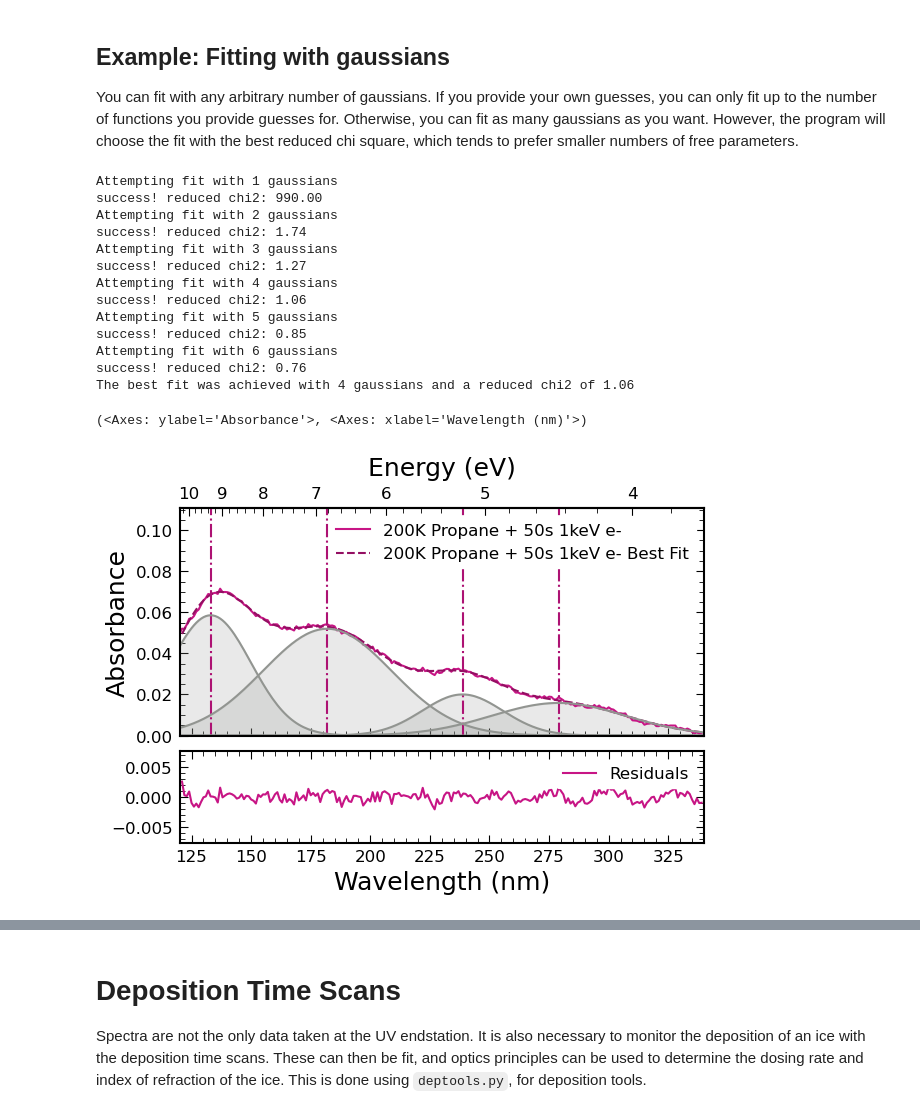
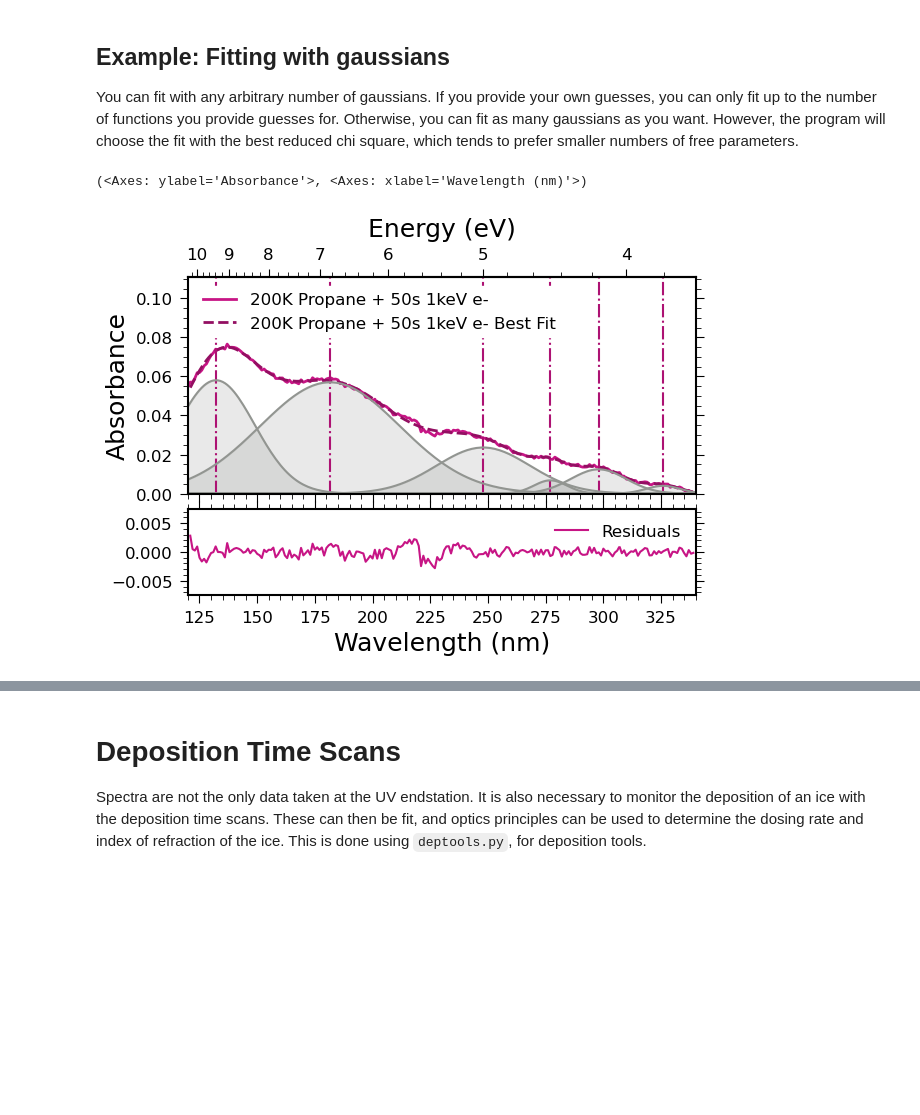
Before and after one commit to cassidy-andrew/AU-UV_ices, a Jupyter notebook: README.ipynb, the cells around one changed output, grey strips where cells are left out. Cells and saved outputs as stored; diff of their text form; code cells hidden in the pictures; blank space fills up the shorter version.

```diff
--- a/README.ipynb
+++ b/README.ipynb
@@ -286,7 +341,7 @@ def build_spectra(path, bkgd_short1, bkgd_short2, bkgd_long1, bkgd_long2,
     spec2.change_offset(0.0)
     spec2.average_scans()
 
-    stiched = spectools.StitchedSpectrum(spec1, spec2)
+    stiched = spectools.StitchedSpectrum([spec1, spec2])
     if name:
         stiched.change_name(name)
     return stiched
@@ -314,49 +369,36 @@ spec.change_offset(-1*spec.data['absorbance'][i-1])
 # %%
 guesses = [{'lower':0, 'guess':4, 'upper':5},   # amplitude
            {'lower':0, 'guess':135, 'upper':340},   # center
            {'lower':0, 'guess':20, 'upper':340},   # standard deviation
 
            {'lower':0, 'guess':3, 'upper':5},   # amplitude
            {'lower':0, 'guess':185, 'upper':340},   # center
            {'lower':0, 'guess':20, 'upper':340},   # standard deviation
 
            {'lower':0, 'guess':2, 'upper':5},   # amplitude
            {'lower':225, 'guess':240, 'upper':250},   # center
            {'lower':0, 'guess':20, 'upper':340},   # standard deviation
 
            {'lower':0, 'guess':0.4, 'upper':5},   # amplitude
            {'lower':274, 'guess':276, 'upper':279},   # center
            {'lower':0, 'guess':20, 'upper':100},   # standard deviation
 
            {'lower':0, 'guess':0.4, 'upper':5},   # amplitude
            {'lower':296, 'guess':298, 'upper':300},   # center
            {'lower':0, 'guess':20, 'upper':100},   # standard deviation
 
            {'lower':0, 'guess':0.1, 'upper':5},   # amplitude
            {'lower':324, 'guess':326, 'upper':328},   # center
            {'lower':0, 'guess':10, 'upper':100},   # standard deviation
           ]
 
-spec.fit_peaks(verbose=True, ng=(1, 7), guesses=guesses, fit_lim=(120, 340))
+spec.fit_peaks(verbose=True, ng=6, guesses=guesses, fit_lim=(120, 340))
 spectools.plot_fit(spec, plot_peaks=True, xlim=(120, 340),
                ylim=(0, spec.data[spec.data['wavelength']>120]['absorbance'].max()*1.1),
                plot_fit_components=True, save_path="./misc_figures/fit.svg")
 # %% [output]
-Attempting fit with 1 gaussians
-success! reduced chi2: 990.00
-Attempting fit with 2 gaussians
-success! reduced chi2: 1.74
-Attempting fit with 3 gaussians
-success! reduced chi2: 1.27
-Attempting fit with 4 gaussians
-success! reduced chi2: 1.06
-Attempting fit with 5 gaussians
-success! reduced chi2: 0.85
-Attempting fit with 6 gaussians
-success! reduced chi2: 0.76
-The best fit was achieved with 4 gaussians and a reduced chi2 of 1.06
+(<Axes: ylabel='Absorbance'>, <Axes: xlabel='Wavelength (nm)'>)
-(<Axes: ylabel='Absorbance'>, <Axes: xlabel='Wavelength (nm)'>)
-[figure, old version]
+[figure, new version]
 # %%
 spec.data
 # %% [output]
```
Also changed, not shown: parts of 39 cells of this notebook, 11 other files.
